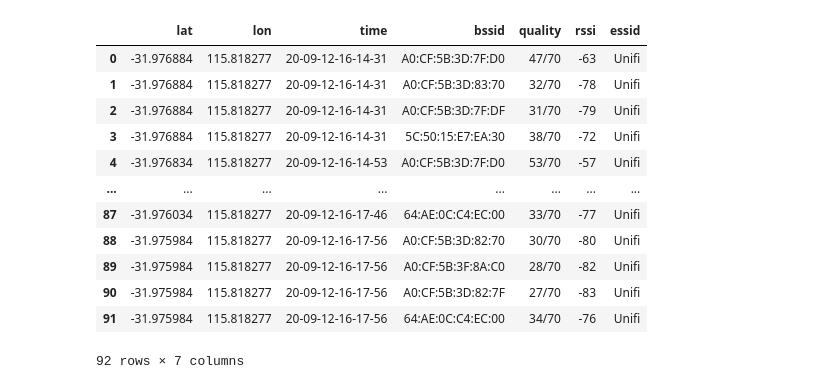
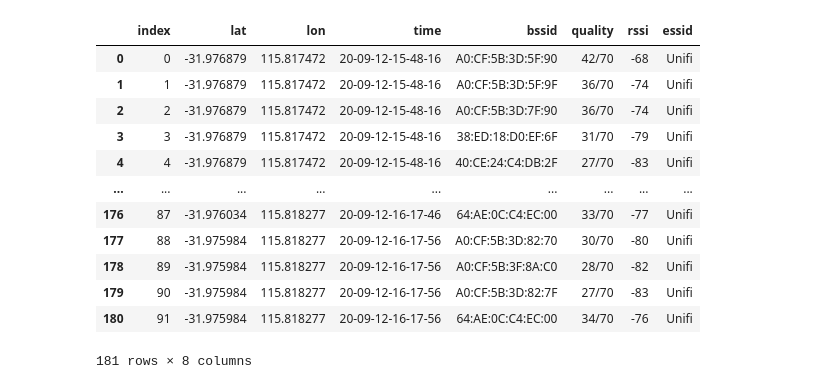
Before and after one commit to CyberFlameGO/uwa_wifi_scan, a Jupyter notebook: display_measurement.ipynb, the cells around one changed output. Cells and saved outputs as stored; diff of their text form; code cells hidden in the pictures.

```diff
--- a/display_measurement.ipynb
+++ b/display_measurement.ipynb
@@ -40,22 +39,22 @@ STRENGTH_COLOUR = {
     'Weak' : '#FF0C08'
 }
 # %%
-wifi_data = load_wifi_loc_data('whitfeld-3', alternative_folder='old')
+wifi_data = load_wifi_at_location('whitfeld')
 wifi_data
 # %% [output]
-|  | lat | lon | time | bssid | quality | rssi | essid |
-| 0 | -31.976884 | 115.818277 | 20-09-12-16-14-31 | A0:CF:5B:3D:7F:D0 | 47/70 | -63 | Unifi |
-| 1 | -31.976884 | 115.818277 | 20-09-12-16-14-31 | A0:CF:5B:3D:83:70 | 32/70 | -78 | Unifi |
-| 2 | -31.976884 | 115.818277 | 20-09-12-16-14-31 | A0:CF:5B:3D:7F:DF | 31/70 | -79 | Unifi |
-| 3 | -31.976884 | 115.818277 | 20-09-12-16-14-31 | 5C:50:15:E7:EA:30 | 38/70 | -72 | Unifi |
-| 4 | -31.976834 | 115.818277 | 20-09-12-16-14-53 | A0:CF:5B:3D:7F:D0 | 53/70 | -57 | Unifi |
-| ... | ... | ... | ... | ... | ... | ... | ... |
-| 87 | -31.976034 | 115.818277 | 20-09-12-16-17-46 | 64:AE:0C:C4:EC:00 | 33/70 | -77 | Unifi |
-| 88 | -31.975984 | 115.818277 | 20-09-12-16-17-56 | A0:CF:5B:3D:82:70 | 30/70 | -80 | Unifi |
-| 89 | -31.975984 | 115.818277 | 20-09-12-16-17-56 | A0:CF:5B:3F:8A:C0 | 28/70 | -82 | Unifi |
-| 90 | -31.975984 | 115.818277 | 20-09-12-16-17-56 | A0:CF:5B:3D:82:7F | 27/70 | -83 | Unifi |
-| 91 | -31.975984 | 115.818277 | 20-09-12-16-17-56 | 64:AE:0C:C4:EC:00 | 34/70 | -76 | Unifi |
+|  | index | lat | lon | time | bssid | quality | rssi | essid |
+| 0 | 0 | -31.976879 | 115.817472 | 20-09-12-15-48-16 | A0:CF:5B:3D:5F:90 | 42/70 | -68 | Unifi |
+| 1 | 1 | -31.976879 | 115.817472 | 20-09-12-15-48-16 | A0:CF:5B:3D:5F:9F | 36/70 | -74 | Unifi |
+| 2 | 2 | -31.976879 | 115.817472 | 20-09-12-15-48-16 | A0:CF:5B:3D:7F:90 | 36/70 | -74 | Unifi |
+| 3 | 3 | -31.976879 | 115.817472 | 20-09-12-15-48-16 | 38:ED:18:D0:EF:6F | 31/70 | -79 | Unifi |
+| 4 | 4 | -31.976879 | 115.817472 | 20-09-12-15-48-16 | 40:CE:24:C4:DB:2F | 27/70 | -83 | Unifi |
+| ... | ... | ... | ... | ... | ... | ... | ... | ... |
+| 176 | 87 | -31.976034 | 115.818277 | 20-09-12-16-17-46 | 64:AE:0C:C4:EC:00 | 33/70 | -77 | Unifi |
+| 177 | 88 | -31.975984 | 115.818277 | 20-09-12-16-17-56 | A0:CF:5B:3D:82:70 | 30/70 | -80 | Unifi |
+| 178 | 89 | -31.975984 | 115.818277 | 20-09-12-16-17-56 | A0:CF:5B:3F:8A:C0 | 28/70 | -82 | Unifi |
+| 179 | 90 | -31.975984 | 115.818277 | 20-09-12-16-17-56 | A0:CF:5B:3D:82:7F | 27/70 | -83 | Unifi |
+| 180 | 91 | -31.975984 | 115.818277 | 20-09-12-16-17-56 | 64:AE:0C:C4:EC:00 | 34/70 | -76 | Unifi |
-92 rows × 7 columns
+181 rows × 8 columns
 # %%
 test = wifi_data.loc[wifi_data['bssid'] == 'A0:CF:5B:3D:7F:D0']
 
```
Also changed, not shown: parts of 11 cells of this notebook, 44 other files.
